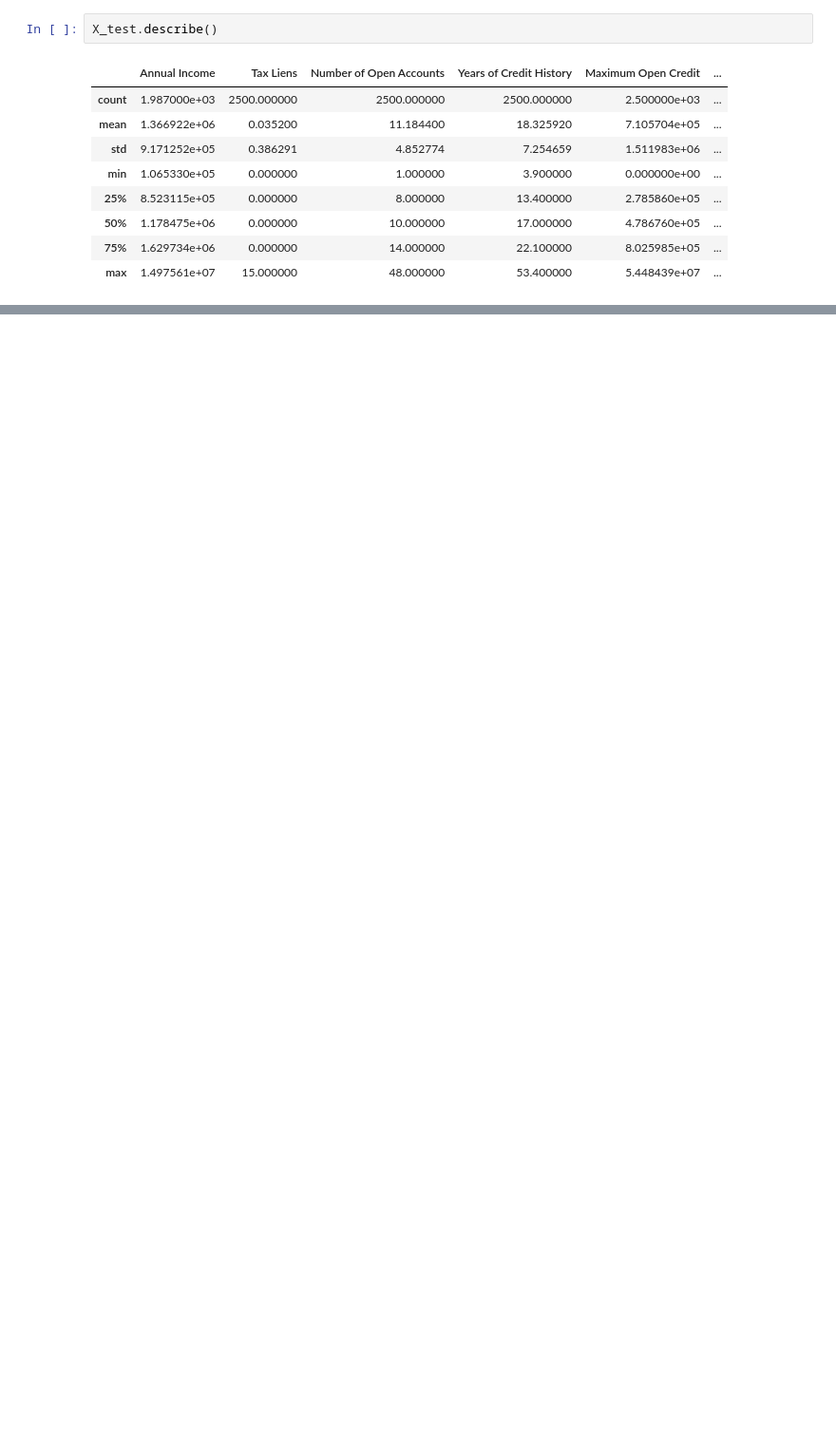
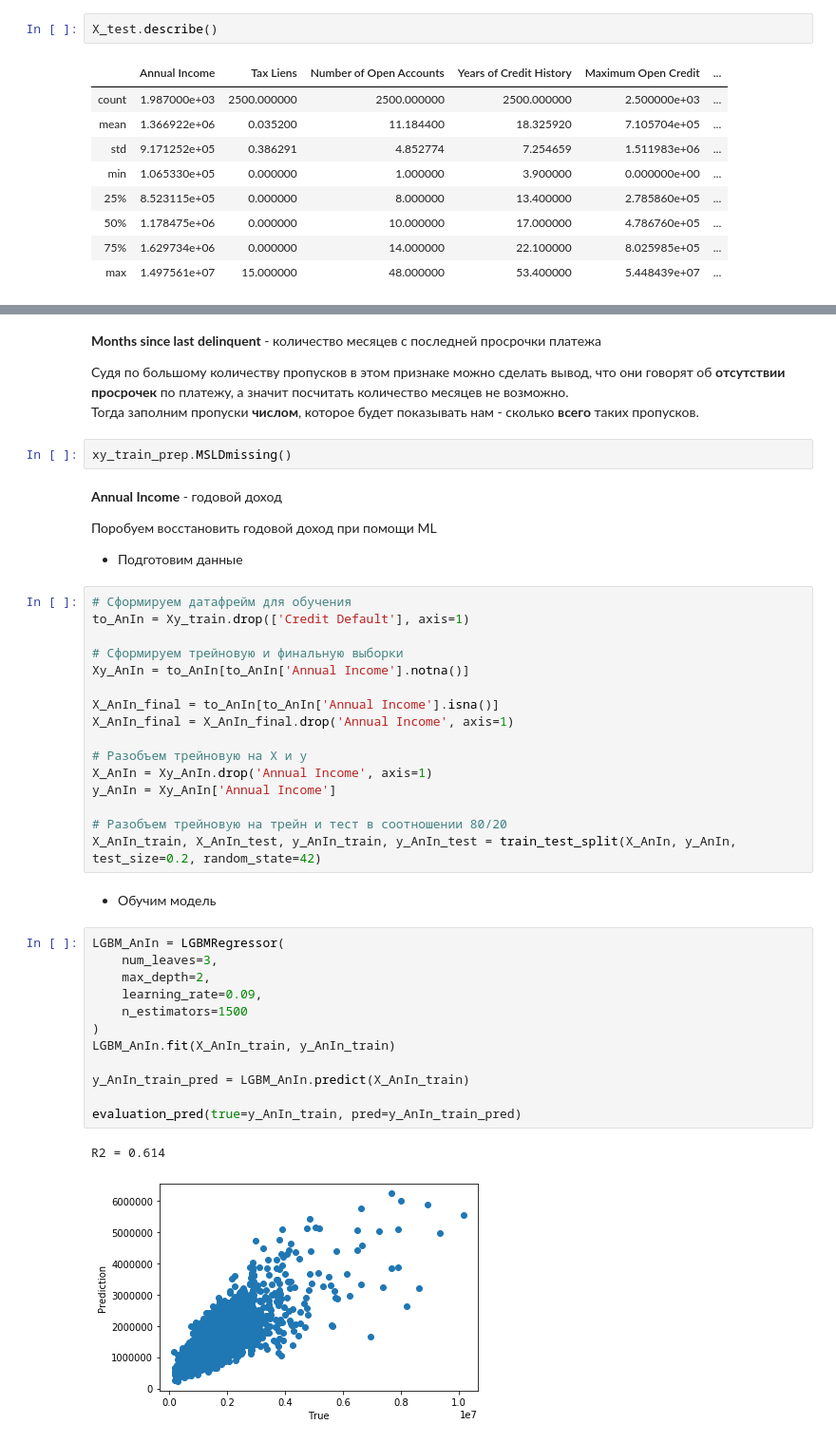
Before and after one commit to Yegor9151/-Python-Libraries-for-Data-Science-Continued, a Jupyter notebook: course_project/SorokinEL_course_project.ipynb, the cells around one changed output, grey strips where cells are left out. Shown: that part at 95% size. Saved outputs shown, nothing was run; the diff lists cells and outputs as text; blank space fills up the shorter version.

```diff
--- a/course_project/SorokinEL_course_project.ipynb
+++ b/course_project/SorokinEL_course_project.ipynb
@@ -247,0 +423,45 @@ X_test.describe()
+# %% [markdown]
+**Months since last delinquent** - количество месяцев с последней просрочки платежа
+
+Судя по большому количеству пропусков в этом признаке можно сделать вывод, что они говорят об __отсутствии просрочек__ по платежу, а значит посчитать количество месяцев не возможно.<br>
+Тогда заполним пропуски __числом__, которое будет показывать нам - сколько __всего__ таких пропусков.
+# %%
+xy_train_prep.MSLDmissing()
+# %% [markdown]
+**Annual Income** - годовой доход
+
+Поробуем восстановить годовой доход при помощи ML
+- Подготовим данные
+# %%
+# Сформируем датафрейм для обучения
+to_AnIn = Xy_train.drop(['Credit Default'], axis=1)
+
+# Сформируем трейновую и финальную выборки
+Xy_AnIn = to_AnIn[to_AnIn['Annual Income'].notna()]
+
+X_AnIn_final = to_AnIn[to_AnIn['Annual Income'].isna()]
+X_AnIn_final = X_AnIn_final.drop('Annual Income', axis=1)
+
+# Разобъем трейновую на X и y
+X_AnIn = Xy_AnIn.drop('Annual Income', axis=1)
+y_AnIn = Xy_AnIn['Annual Income']
+
+# Разобъем трейновую на трейн и тест в соотношении 80/20
+X_AnIn_train, X_AnIn_test, y_AnIn_train, y_AnIn_test = train_test_split(X_AnIn, y_AnIn, test_size=0.2, random_state=42)
+# %% [markdown]
+- Обучим модель
+# %%
+LGBM_AnIn = LGBMRegressor(
+    num_leaves=3,
+    max_depth=2,
+    learning_rate=0.09,
+    n_estimators=1500
+)
+LGBM_AnIn.fit(X_AnIn_train, y_AnIn_train)
+
+y_AnIn_train_pred = LGBM_AnIn.predict(X_AnIn_train)
+
+evaluation_pred(true=y_AnIn_train, pred=y_AnIn_train_pred)
+# %% [output]
+R2 = 0.614
+[figure, added]
```
Also changed, not shown: parts of 51 cells of this notebook.
